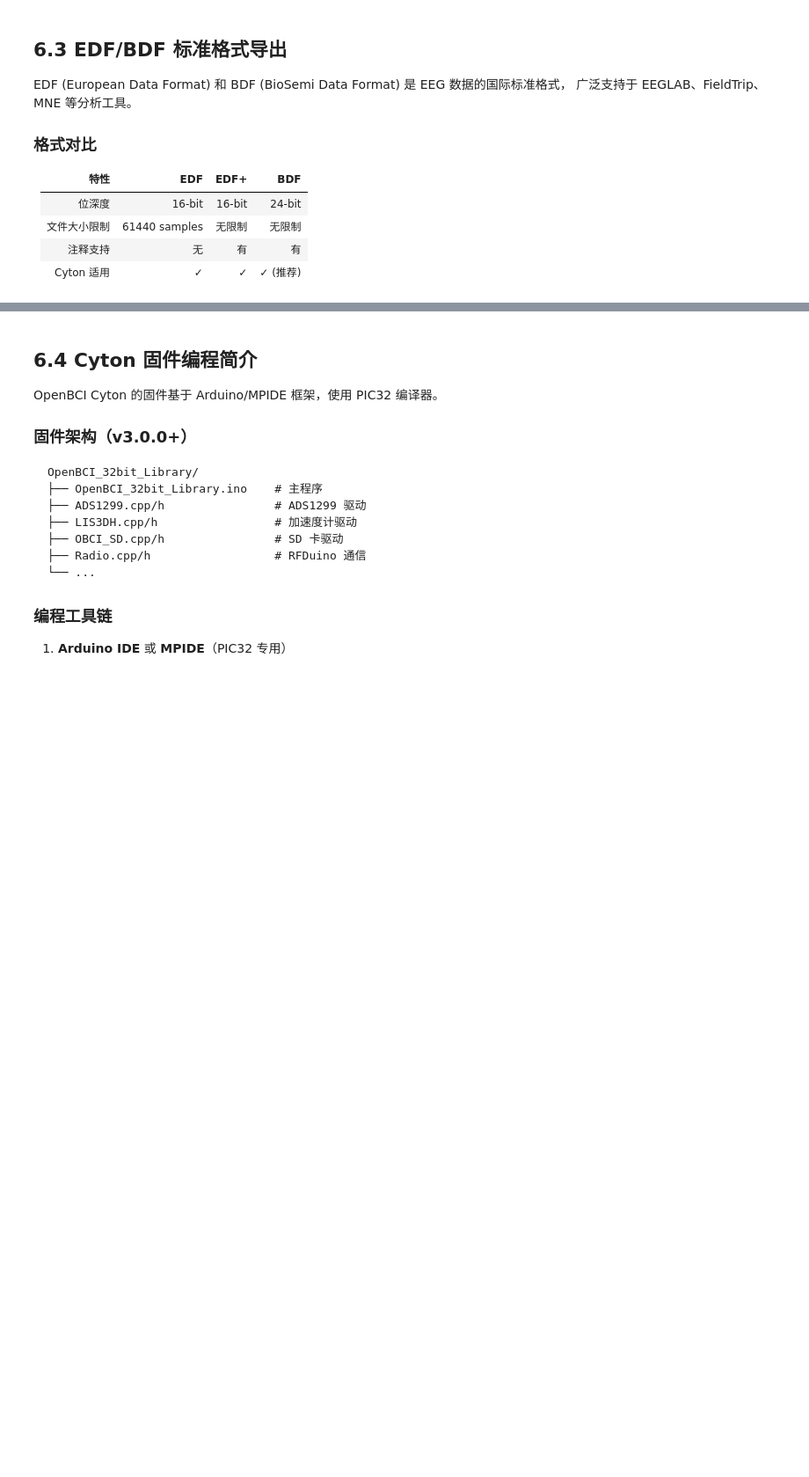
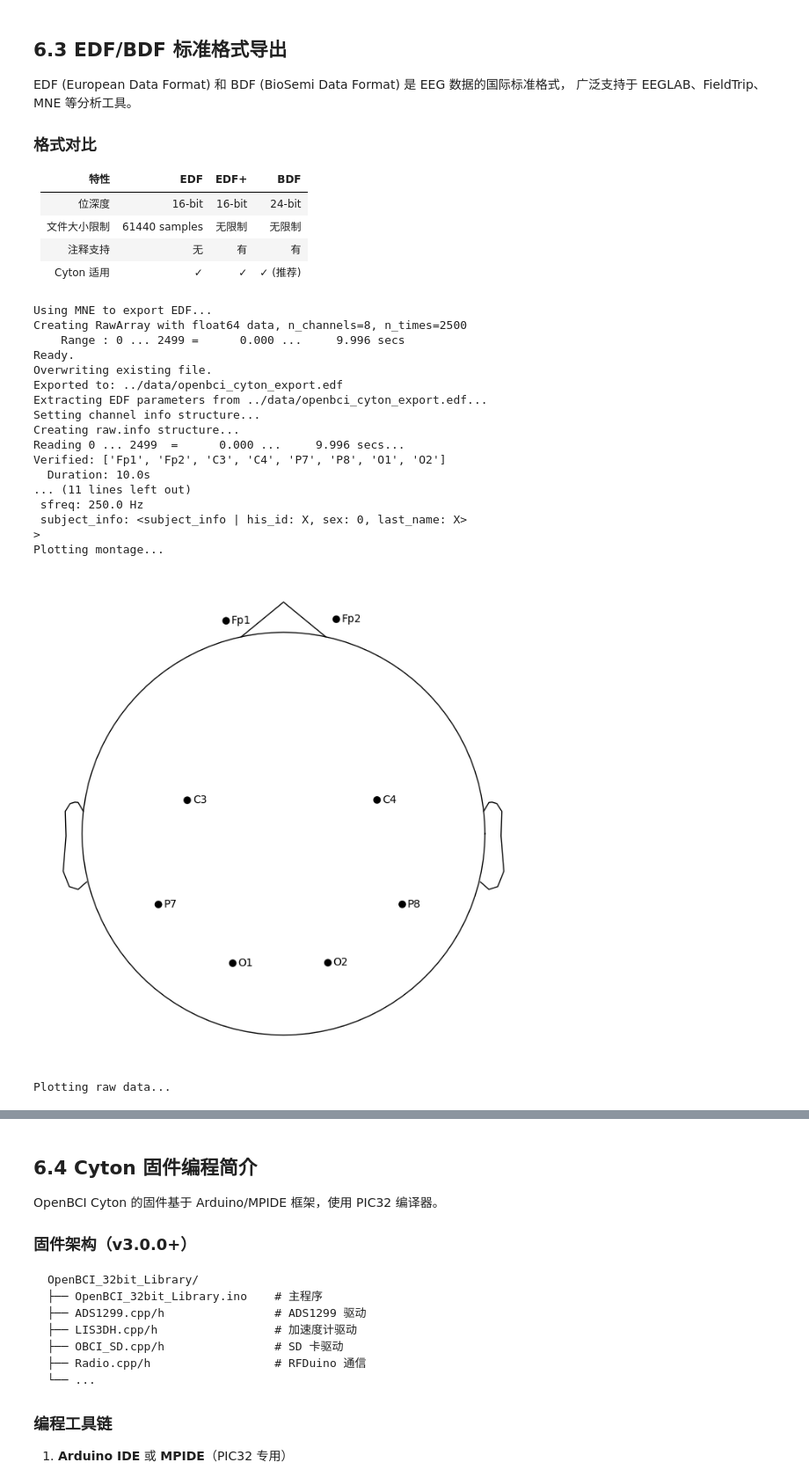
Before and after one commit to usstziyi/openbci-4, a Jupyter notebook: notebooks/unit_06_advanced_topics.ipynb, the cells around one changed output, grey strips where cells are left out. Shown at 88% size. Cells and saved outputs as stored; diff of their text form; code cells hidden in the pictures; blank space fills up the shorter version.

```diff
--- a/notebooks/unit_06_advanced_topics.ipynb
+++ b/notebooks/unit_06_advanced_topics.ipynb
@@ -354,34 +354,109 @@ try:
 
     # 创建 MNE info 对象
     ch_types = ["eeg"] * 8
+    # 创建 MNE Info 对象，包含通道名称、采样频率和通道类型信息
+    # ch_names: 通道名称列表，对应10-20系统的电极位置
+    # sfreq: 采样频率250Hz，与OpenBCI Cyton板默认设置一致
+    # ch_types: 通道类型列表，全部为"eeg"表示脑电信号
     info = mne.create_info(ch_names=channel_names, sfreq=250.0, ch_types=ch_types)
 
+    # 关键：MNE RawArray 的 EEG 数据单位必须是 V，不是 μV
+    raw_data_volts = raw_data * 1e-6
+
     # 创建 Raw 对象
-    raw = mne.io.RawArray(raw_data, info)
+    raw = mne.io.RawArray(raw_data_volts, info)
+
+    # 可选：设置标准 10-20 montage
+    montage = mne.channels.make_standard_montage("standard_1020")
+    raw.set_montage(montage, on_missing="ignore")
 
     # 导出 EDF
     edf_path = "../data/openbci_cyton_export.edf"
     mne.export.export_raw(edf_path, raw, fmt="edf", overwrite=True)
     print(f"Exported to: {edf_path}")
 
     # 验证：重新读取
     raw_loaded = mne.io.read_raw_edf(edf_path, preload=True)
     print(f"Verified: {raw_loaded.ch_names}")
     print(f"  Duration: {raw_loaded.times[-1]:.1f}s")
     print(f"  Data shape: {raw_loaded.get_data().shape}")
+    print(raw_loaded.info)
 
 except ImportError:
     print("MNE not installed. Install with: pip install mne")
     print("\nManual EDF header construction (demonstration only):")
     print("""
     # EDF header (ASCII):
     # - 256 bytes: version, patient ID, recording ID
     # - Start date, start time
     # - Number of bytes in header record
     # - Reserved
     # - Number of data records
     # - Duration of each data record
     # - Number of signals
     # - For each signal: label, transducer, dimension, physical min/max,
     #   digital min/max, prefiltering, samples per record, reserved
     """)
+
+# 绘制 montage
+print("Plotting montage...")
+import matplotlib.pyplot as plt
+# 检查 raw 对象是否有 montage
+if raw.get_montage() is not None:
+    fig, ax = plt.subplots(figsize=(10, 8))
+    raw.get_montage().plot(show=False, axes=ax)
+    plt.show()
+else:
+    print("No montage found in raw object. Setting up a standard montage...")
+    # 如果是标准电极位置，可以设置一个
+    montage = mne.channels.make_standard_montage('standard_1020')
+    raw.set_montage(montage)
+    fig, ax = plt.subplots(figsize=(10, 8))
+    raw.get_montage().plot(show=False, axes=ax)
+    plt.show()
+
+
+# 绘制一些通道的数据
+print("Plotting raw data...")
+# 自定义通道类型缩放
+# 这里根据通道类型设置不同的缩放比例，以适应不同类型的信号
+scalings=dict(
+    eeg=50e-6,      # EEG: 50 µV
+    eog=200e-6,     # EOG: 200 µV (眼动信号较大)
+    ecg=1e-3,       # ECG: 1 mV (心电信号)
+    emg=2e-3,       # EMG: 2 mV (肌电信号)
+)
+raw.plot(
+    start=0,                      # 绘图起始时间（秒）
+    duration=0.5,                 # 绘图持续时间（秒）
+    n_channels=min(10, len(raw.ch_names)),  # 显示的通道数，最多10个
+    show=False,                   # 不立即显示图形，以便后续自定义
+    scalings=scalings,             # 自定义缩放比例
+    show_scrollbars=False,        # 隐藏滚动条
+    clipping=None,                # 禁用数据裁剪，显示完整波形
+)
+# 添加横向网格线
+fig = plt.gcf()
+for ax in fig.axes:
+    ax.grid(axis='y', linestyle='--', alpha=0.7)
+plt.show()
+# %% [output]
+Using MNE to export EDF...
+Creating RawArray with float64 data, n_channels=8, n_times=2500
+    Range : 0 ... 2499 =      0.000 ...     9.996 secs
+Ready.
+Overwriting existing file.
+Exported to: ../data/openbci_cyton_export.edf
+Extracting EDF parameters from ../data/openbci_cyton_export.edf...
+Setting channel info structure...
+Creating raw.info structure...
+Reading 0 ... 2499  =      0.000 ...     9.996 secs...
+Verified: ['Fp1', 'Fp2', 'C3', 'C4', 'P7', 'P8', 'O1', 'O2']
+  Duration: 10.0s
+... (11 lines left out)
+ sfreq: 250.0 Hz
+ subject_info: <subject_info | his_id: X, sex: 0, last_name: X>
+>
+Plotting montage...
+[figure, added]
+Plotting raw data...
```
Also changed, not shown: parts of 1 cell of this notebook, 2 other files.
